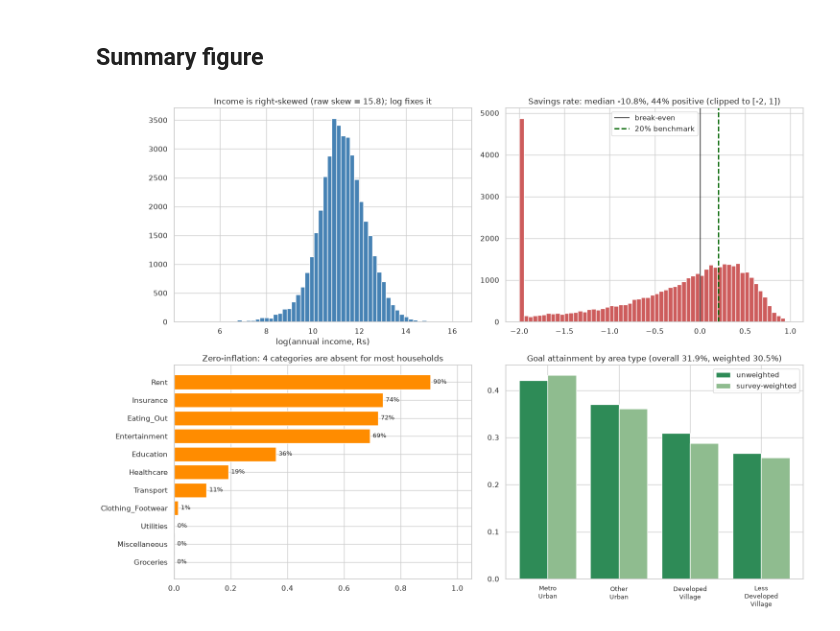
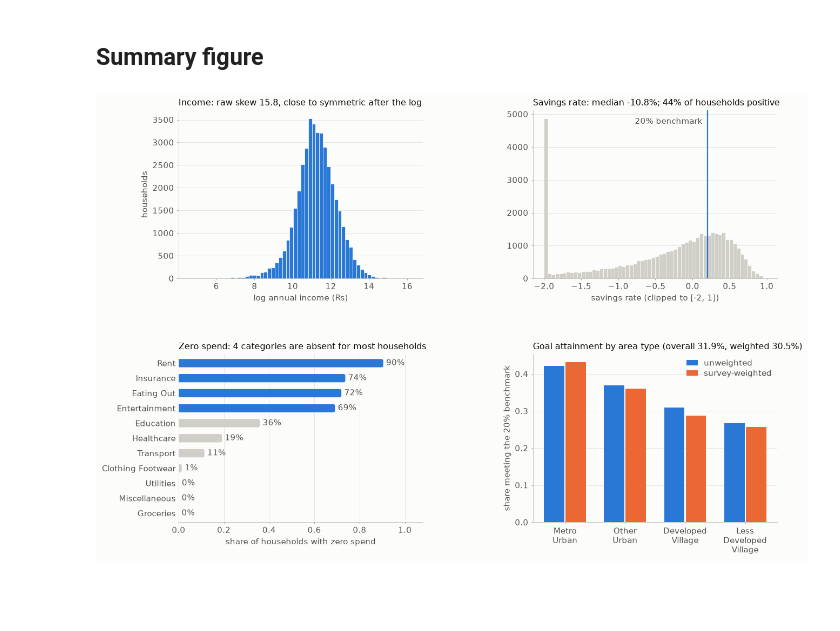
Before and after one commit to saint2706/savings-goal-classifier, a Jupyter notebook: notebooks/01_eda_and_leakage_check.ipynb, the cells around one changed output. Drawn from its saved outputs; the diff is of its cells as text; code cells hidden in the pictures; blank space fills up the shorter version.

```diff
--- a/notebooks/01_eda_and_leakage_check.ipynb
+++ b/notebooks/01_eda_and_leakage_check.ipynb
@@ -12,11 +12,11 @@ warnings.filterwarnings("ignore")
 import matplotlib.pyplot as plt
 import numpy as np
 import pandas as pd
-import seaborn as sns
 from scipy.stats import spearmanr
 from sklearn.metrics import roc_auc_score
 
 from savings_goal import config as C
+from savings_goal import viz
 from savings_goal.data.build import reconcile_totals
 from savings_goal.evaluation import leakage
 from savings_goal.evaluation.metrics import weighted_mean
@@ -25,7 +25,7 @@ from savings_goal.io import load_features, load_households, write_result
 from savings_goal.models.pipeline import xgb_pipeline
 
 pd.set_option("display.max_columns", 60)
-sns.set_theme(style="whitegrid")
+viz.use()
 
 df = load_households()
 feats = load_features()
@@ -360,38 +374,46 @@ PosixPath('/home/user/savings-goal-classifier/results/phase1_eda.json')
 # %% [markdown]
 ## Summary figure
 # %%
-fig, axes = plt.subplots(2, 2, figsize=(15, 11))
+fig, axes = plt.subplots(2, 2, figsize=(13, 9))
+fig.subplots_adjust(hspace=0.45, wspace=0.45)
+
 ax = axes[0, 0]
-ax.hist(df["Log_Income"], bins=60, color="steelblue", edgecolor="white")
-ax.set_title(f"Income is right-skewed (raw skew = {df['INCOME'].skew():.1f}); log fixes it")
-ax.set_xlabel("log(annual income, Rs)")
+ax.hist(df["Log_Income"], bins=60, color=viz.BLUE, edgecolor=viz.SURFACE, linewidth=0.5)
+viz.strip(ax, "y")
+ax.set_xlabel("log annual income (Rs)")
+ax.set_ylabel("households")
+ax.set_title(f"Income: raw skew {df['INCOME'].skew():.1f}, close to symmetric after the log")
 
 ax = axes[0, 1]
-ax.hist(df["Savings_Rate"].clip(-2, 1), bins=60, color="indianred", edgecolor="white")
-ax.axvline(0, color="black", lw=1, label="break-even")
-ax.axvline(0.20, color="darkgreen", ls="--", lw=2, label="20% benchmark")
-ax.set_title(f"Savings rate: median {df['Savings_Rate'].median():.1%}, "
-             f"{(df['Savings_Rate'] > 0).mean():.0%} positive (clipped to [-2, 1])")
-ax.legend()
+ax.hist(df["Savings_Rate"].clip(-2, 1), bins=60, color=viz.CONTEXT, edgecolor=viz.SURFACE, linewidth=0.5)
+ax.axvline(0.20, color=viz.BLUE, lw=1.5)
+ax.annotate("20% benchmark", (0.20, ax.get_ylim()[1] * 0.92), xytext=(-6, 0), textcoords="offset points",
+            ha="right", color=viz.INK_2)
+viz.strip(ax, "y")
+ax.set_xlabel("savings rate (clipped to [-2, 1])")
+ax.set_title(f"Savings rate: median {df['Savings_Rate'].median():.1%}; "
+             f"{(df['Savings_Rate'] > 0).mean():.0%} of households positive")
 
 ax = axes[1, 0]
-zero = (df[SHARE_COLS] == 0).mean().sort_values()
-ax.barh([c.replace("_Share", "") for c in zero.index], zero.values, color="darkorange")
-for i, v in enumerate(zero.values):
-    ax.annotate(f"{v:.0%}", (v + 0.01, i), va="center", fontsize=9)
-ax.set_xlim(0, 1.05)
-ax.set_title(f"Zero-inflation: {(zero > 0.5).sum()} categories are absent for most households")
+zero = (df[SHARE_COLS] == 0).mean().sort_values(ascending=False)
+viz.barh(ax, [c.replace("_Share", "").replace("_", " ") for c in zero.index], list(zero.values),
+         colors=[viz.BLUE if v > 0.5 else viz.CONTEXT for v in zero.values], value_fmt="{:.0%}",
+         xlim=(0, 1.08))
+ax.set_xlabel("share of households with zero spend")
+ax.set_title(f"Zero spend: {(zero > 0.5).sum()} categories are absent for most households")
 
 ax = axes[1, 1]
 order = ["Metro_Urban", "Other_Urban", "Developed_Village", "Less_Developed_Village"]
 r = by_area.reindex(order)
-ax.bar(np.arange(4) - 0.2, r["rate"], width=0.4, color="seagreen", label="unweighted")
-ax.bar(np.arange(4) + 0.2, r["weighted"], width=0.4, color="darkseagreen", label="survey-weighted")
-ax.set_xticks(range(4), [o.replace("_", "\n") for o in order], fontsize=9)
+x = np.arange(4)
+ax.bar(x - 0.18, r["rate"], width=0.34, color=viz.BLUE, label="unweighted")
+ax.bar(x + 0.18, r["weighted"], width=0.34, color=viz.ORANGE, label="survey-weighted")
+ax.set_xticks(x, [o.replace("_", "\n") for o in order])
+viz.strip(ax, "y")
+ax.set_ylabel("share meeting the 20% benchmark")
+viz.legend(ax, loc="upper right")
 ax.set_title(f"Goal attainment by area type (overall {rate:.1%}, weighted {rate_w:.1%})")
-ax.legend()
-plt.tight_layout()
-plt.savefig(C.RESULTS / "phase1_eda.png", dpi=150, bbox_inches="tight")
+plt.savefig(C.RESULTS / "phase1_eda.png")
 plt.show()
 # %% [output]
-[figure, old version]
+[figure, new version]
```
Also changed, not shown: parts of 7 cells of this notebook, 53 other files.
